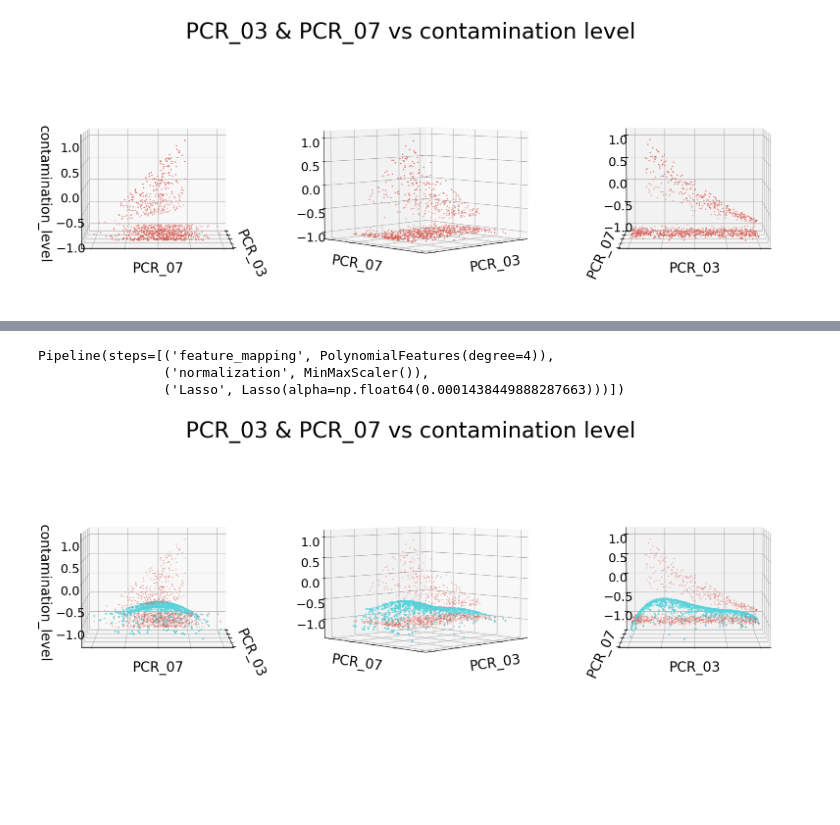
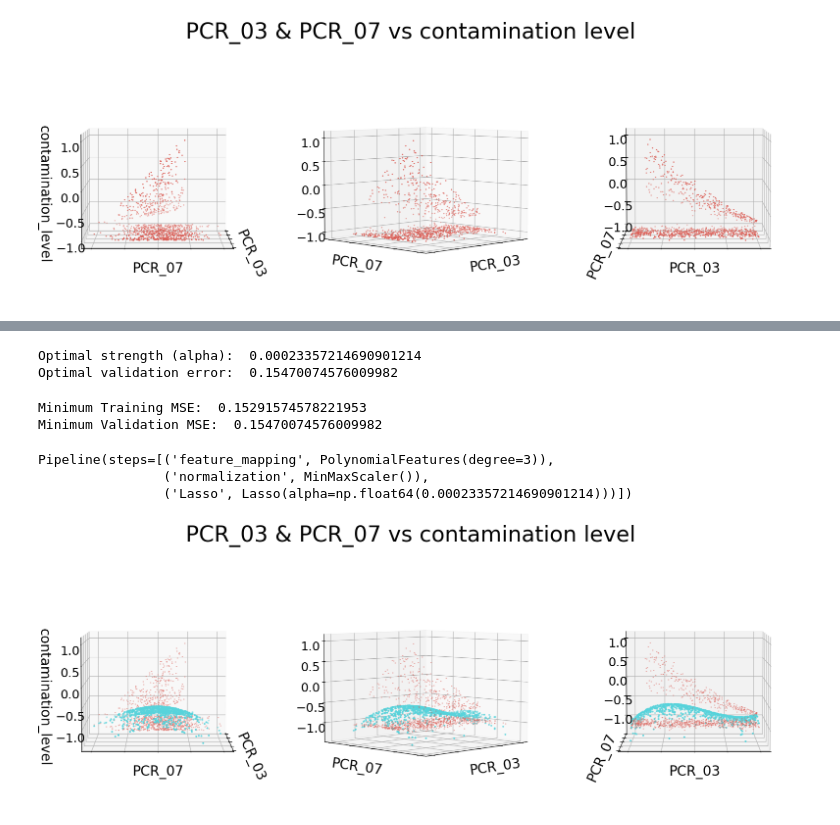
Before and after one commit to eyalamdur/ML-Regression, a Jupyter notebook: Code/318849270-315116095.ipynb, the cells around one changed output, grey strips where cells are left out. Saved outputs shown, nothing was run; the diff lists cells and outputs as text; code cells hidden in the pictures; blank space fills up the shorter version.

```diff
--- a/Code/318849270-315116095.ipynb
+++ b/Code/318849270-315116095.ipynb
@@ -561,18 +563,19 @@ def plot3d(df, colX:str, colY:str, colZ:str, title:str, predictions=None):
   plt.show()
 # %%
 # Create dataset with PCR_03, PCR_07 and contamination_level
-dataset_PCR_03_07_contamination = train_set_processed[['PCR_03', 'PCR_07', 'contamination_level']]
-plot3d(dataset_PCR_03_07_contamination, "PCR_03", "PCR_07", "contamination_level", title="PCR_03 & PCR_07 vs contamination level")
+training_set_PCR_03_07_contamination = train_set_processed[['PCR_03', 'PCR_07', 'contamination_level']]
+plot3d(training_set_PCR_03_07_contamination, "PCR_03", "PCR_07", "contamination_level", title="PCR_03 & PCR_07 vs contamination level")
 # %% [output]
 [figure]
 # %%
+# Q15
 # Adding quadratic features to our linear Lasso-regression model
 training_set_PCR_03_07 = train_set_processed[['PCR_03', 'PCR_07']]
-alpha_list = np.logspace(-9, -2, 20)
+alpha_list = np.logspace(-6, -1, 20)
 training_03_07_list = []
 validation_03_07_list = []
 for alpha in alpha_list:
-  polyinomial_lasso = Pipeline([('feature_mapping', PolynomialFeatures(degree=4)), ('normalization', MinMaxScaler()), ('Lasso', Lasso(alpha=alpha, fit_intercept=True))])
+  polyinomial_lasso = Pipeline([('feature_mapping', PolynomialFeatures(degree=3)), ('normalization', MinMaxScaler()), ('Lasso', Lasso(alpha=alpha, fit_intercept=True))])
   result = cross_validate(polyinomial_lasso, training_set_PCR_03_07, train_set_processed['contamination_level'], cv=5, scoring = 'neg_mean_squared_error', return_train_score=True)
   training_03_07_list.append(np.mean(-result['train_score']))
   validation_03_07_list.append(np.mean(-result['test_score']))
@@ -607,14 +603,33 @@ Minimum Validation MSE: 0.15181456908635002
+# %%
+# Print the optimal results
+optimal_alpha = alpha_list[np.argmin(validation_03_07_list)]
+optimal_polyinomial_lasso_score = np.min(validation_03_07_list)
+
+print('Optimal strength (alpha): ', optimal_alpha)
+print('Optimal validation error: ', optimal_polyinomial_lasso_score)
+# %% [output]
+Optimal strength (alpha):  0.00023357214690901214
+Optimal validation error:  0.15470074576009982
 # %%
+# Q17
 # Retrain the Lasso regressor on the entire training set
-best_alpha = min_val_mse_row['Alpha']
-lasso_polynomial_regressor = Pipeline([('feature_mapping', PolynomialFeatures(degree=4)), ('normalization', MinMaxScaler()), ('Lasso', Lasso(alpha=best_alpha, fit_intercept=True))])
-
-lasso_polynomial_regressor.fit(training_set_PCR_03_07, train_set_processed['contamination_level'].values)
+lasso_polynomial_regressor = Pipeline([('feature_mapping', PolynomialFeatures(degree=3)), ('normalization', MinMaxScaler()), ('Lasso', Lasso(alpha=optimal_alpha, fit_intercept=True))])
+result = cross_validate(lasso_polynomial_regressor, training_set_PCR_03_07, train_set_processed['contamination_level'].values, cv=5, scoring = 'neg_mean_squared_error', return_train_score=True)
+print("Minimum Training MSE: ", np.mean(-result['train_score']))
+print("Minimum Validation MSE: ", np.mean(-result['test_score']))
 # %% [output]
-Pipeline(steps=[('feature_mapping', PolynomialFeatures(degree=4)),
-                ('normalization', MinMaxScaler()),
-                ('Lasso', Lasso(alpha=np.float64(0.0001438449888287663)))])
+Minimum Training MSE:  0.15291574578221953
+Minimum Validation MSE:  0.15470074576009982
+# %%
+# Retrain the model with the optimal Alpha
+# Task for section 6
+lasso_polynomial_regressor.fit(training_set_PCR_03_07, train_set_processed['contamination_level'].values)
+# %% [output]
+Pipeline(steps=[('feature_mapping', PolynomialFeatures(degree=3)),
+                ('normalization', MinMaxScaler()),
+                ('Lasso', Lasso(alpha=np.float64(0.00023357214690901214)))])
 # %%
-plot3d(dataset_PCR_03_07_contamination, "PCR_03", "PCR_07", "contamination_level", title="PCR_03 & PCR_07 vs contamination level", predictions=lasso_polynomial_regressor.predict(training_set_PCR_03_07.values) )
+# Q16
+plot3d(training_set_PCR_03_07_contamination, "PCR_03", "PCR_07", "contamination_level", title="PCR_03 & PCR_07 vs contamination level", predictions=lasso_polynomial_regressor.predict(training_set_PCR_03_07))
 # %% [output]
-[figure, old version]
+[figure, new version]
```
Also changed, not shown: parts of 12 cells of this notebook, 1 other file.
